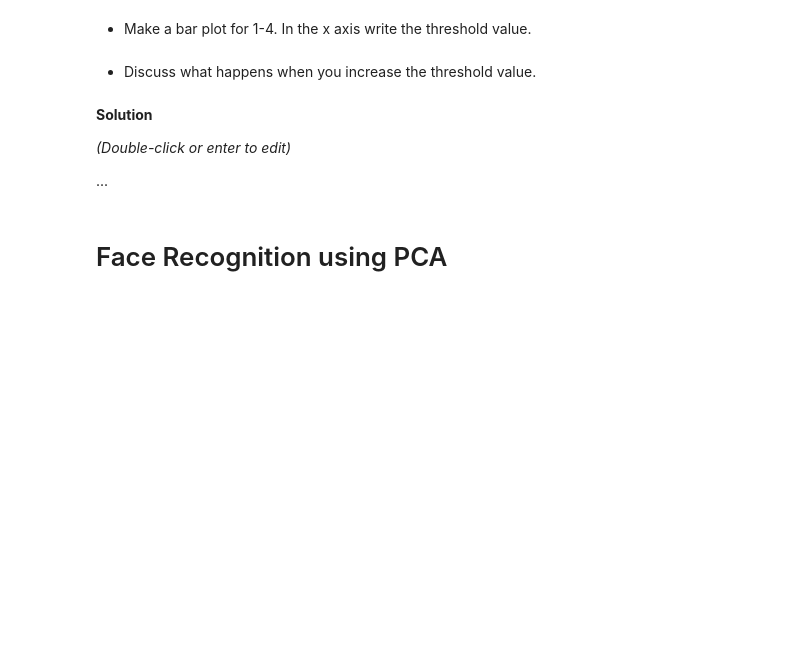
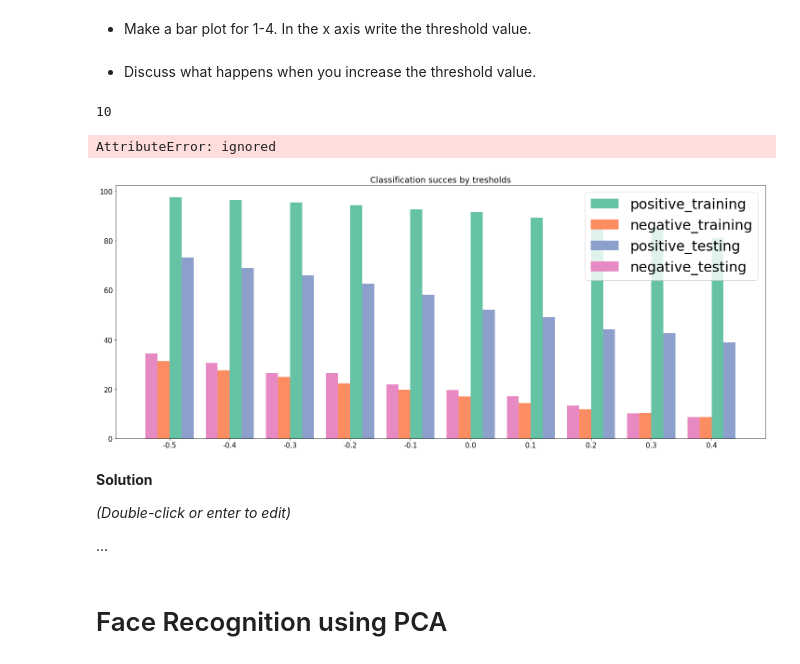
Before and after one commit to mario-rot/ComputerVisionCourse-MAI, a Jupyter notebook: Session 6/P6_Mario_Lauren.ipynb, the cells around one changed output. Saved outputs shown, nothing was run; the diff lists cells and outputs as text; code cells hidden in the pictures; blank space fills up the shorter version.

```diff
--- a/Session 6/P6_Mario_Lauren.ipynb
+++ b/Session 6/P6_Mario_Lauren.ipynb
@@ -493,3 +752,16 @@ max_feature_width = 10
+# %%
+# solution
+def ensemble_vote_t(int_img, classifiers, threshold):
+  if np.array([c.get_vote(int_img) for c in classifiers]).sum() >= threshold:
+    return 1
+  else:
+    return 0
+
+def ensemble_vote_all_t(int_imgs, classifiers, threshold):
+  vote_list = []
+  for img in int_imgs:
+    vote_list.append(ensemble_vote_t(img, classifiers, threshold))
+  return vote_list
 # %% [markdown]
 *   Using the list of 20 classifiers compute the following:
 
@@ -506,0 +781,22 @@ thresholds = np.array([x for x in range(-5,5,1)])/10.
+# %%
+# solution
+thresholds = np.array([x for x in range(-5,5,1)])/10.
+ptr,ntr,pts,nts = [],[],[],[]
+for threshold in thresholds:
+  print('######################## Threshold = {} ########################'.format(threshold))
+  print('train results:')
+  positive_training = ensemble_vote_all_t(pos_training_ii, classifiers_20, threshold)
+  ptr.append((positive_training.count(1)/len(positive_training)*100))
+  print('Correctly identified Faces: {}/{}  ({}%)'.format(positive_training.count(1), len(positive_training), (positive_training.count(1)/len(positive_training)*100)))
+  negative_training = ensemble_vote_all_t(neg_training_ii, classifiers_20, threshold)
+  ntr.append((negative_training.count(1)/len(negative_training)*100))
+  print('Correctly identified non-faces: {}/{}  ({}%)'.format(negative_training.count(1), len(negative_training), (negative_training.count(1)/len(negative_training)*100)))
+  print('')
+  print('test results:')
+  positive_testing = ensemble_vote_all_t(pos_testing_ii, classifiers_20, threshold)
+  pts.append((positive_testing.count(1)/len(positive_testing)*100))
+  print('Correctly identified Faces: {}/{}  ({}%)'.format(positive_testing.count(1), len(positive_testing), (positive_testing.count(1)/len(positive_testing)*100)))
+  negative_testing = ensemble_vote_all_t(neg_testing_ii, classifiers_20, threshold)
+  nts.append((negative_testing.count(1)/len(negative_testing)*100))
+  print('Correctly identified non-faces: {}/{}  ({}%)'.format(negative_testing.count(1), len(negative_testing), (negative_testing.count(1)/len(negative_testing)*100)))
+  print('')
@@ -511,5 +826,21 @@ thresholds = np.array([x for x in range(-5,5,1)])/10.
 # %% [markdown]
 *   Discuss what happens when you increase the threshold value.
+# %%
+data = {'positive_training':ptr,
+        'negative_training':ntr,
+        'positive_testing':pts,
+        'negative_testing':nts}
+xtic=thresholds
+title = 'Classification succes by tresholds'
+# %%
+len(xtic)
+# %% [output]
+10
+# %%
+groupedBarPlot(data, xtic, title, colors=plt.cm.Set2.colors, width = 0.2)
+# %% [output]
+AttributeError: ignored
+[figure, added]
 # %% [markdown]
 **Solution**
 
```
Also changed, not shown: parts of 26 cells of this notebook.
